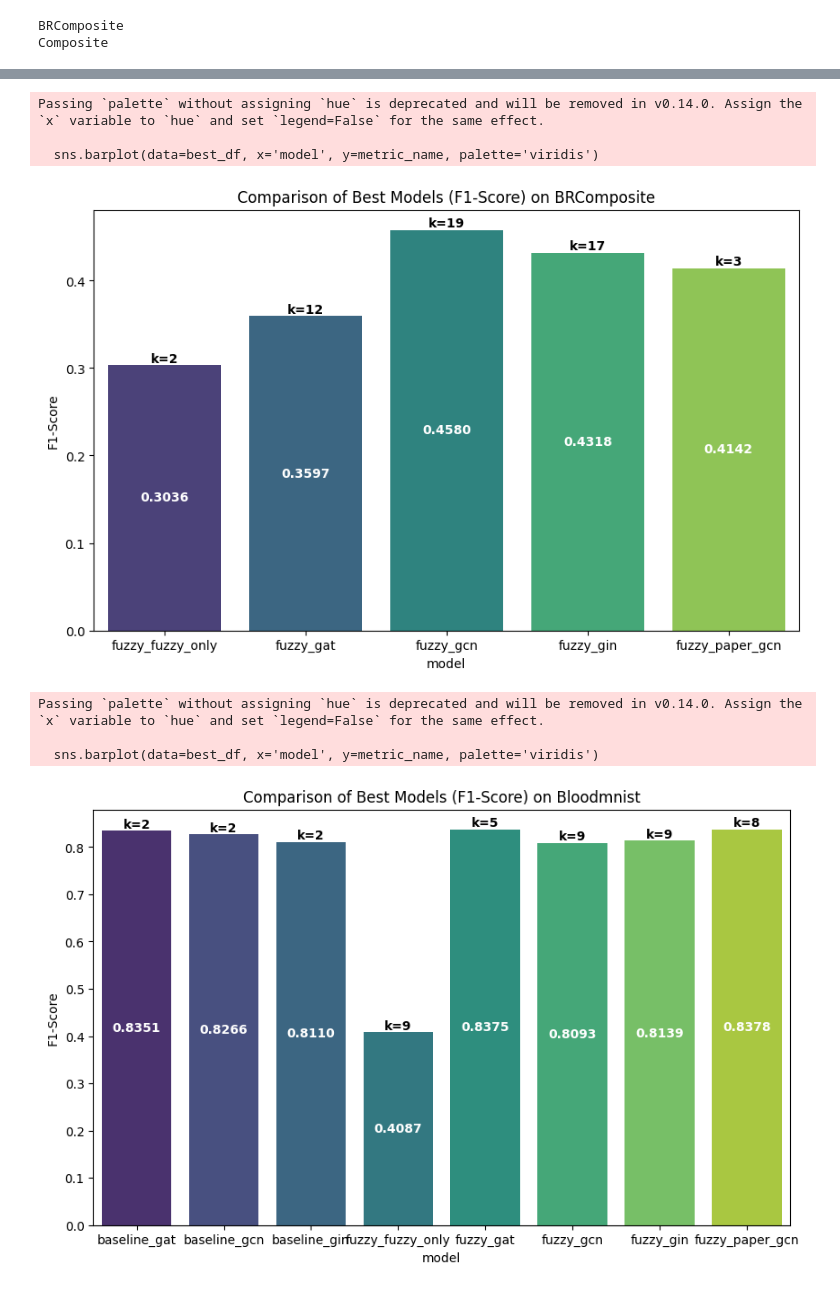
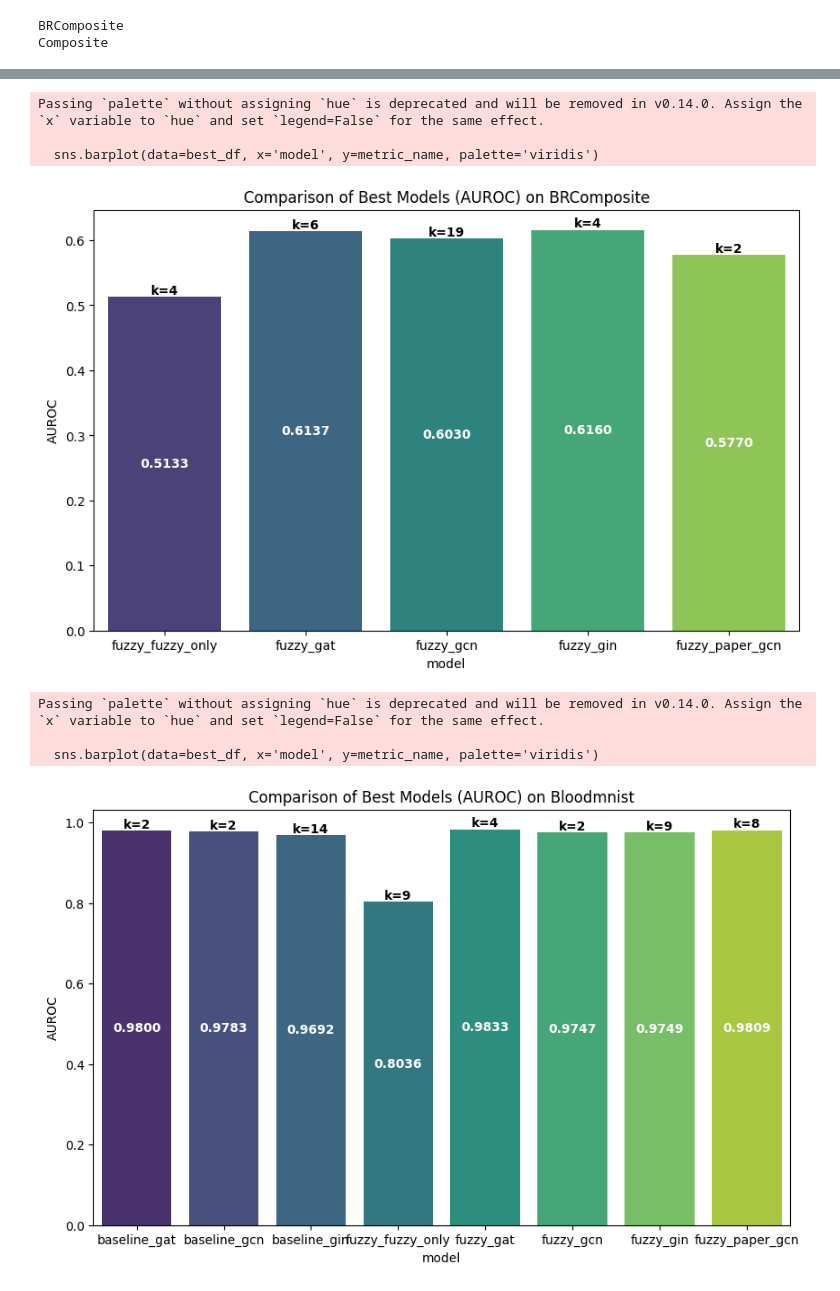
Before and after one commit to Xiaoxuan-Yu-ty/FireGNN, a Jupyter notebook: AD/visulize_metrics.ipynb, the cells around one changed output, grey strips where cells are left out. Saved outputs shown, nothing was run; the diff lists cells and outputs as text; code cells hidden in the pictures.

```diff
--- a/AD/visulize_metrics.ipynb
+++ b/AD/visulize_metrics.ipynb
@@ -44,13 +44,13 @@ def load_metrics(root_dir):
     return df
 # %%
 # 2_classes_label_leakage
-# df_2cls_ll = load_metrics('../results/two_classes/label_leakage/')
+df_2cls_ll = load_metrics('../results/two_classes/label_leakage/')
 # 2_classes_no_label_leakage
 df_2cls_nll = load_metrics('../results/two_classes/no_label_leakage/')
 # 3_classes_label_leakage
-# df_3cls_ll = load_metrics('../results/three_classes/label_leakage/')
+df_3cls_ll = load_metrics('../results/three_classes/label_leakage/')
 # # 3_class_no_label_leakage
-# df_3cls_nll = load_metrics('../results/three_classes/no_label_leakage/')
+df_3cls_nll = load_metrics('../results/three_classes/no_label_leakage/')
 # %%
 df_2cls_nll
 # %% [output]
@@ -231,14 +271,15 @@ Passing `palette` without assigning `hue` is deprecated and will be removed in v
 # %%
-plot_best_models(df_3cls_nll)
+plot_best_models(df_3cls_nll,'AUROC')
+plot_best_models(df_3cls_nll, 'F1-Score')
 # %% [output]
 Passing `palette` without assigning `hue` is deprecated and will be removed in v0.14.0. Assign the `x` variable to `hue` and set `legend=False` for the same effect.
 
   sns.barplot(data=best_df, x='model', y=metric_name, palette='viridis')
-[figure, old version]
+[figure, new version]
 Passing `palette` without assigning `hue` is deprecated and will be removed in v0.14.0. Assign the `x` variable to `hue` and set `legend=False` for the same effect.
 
   sns.barplot(data=best_df, x='model', y=metric_name, palette='viridis')
-[figure, old version]
+[figure, new version]
 Passing `palette` without assigning `hue` is deprecated and will be removed in v0.14.0. Assign the `x` variable to `hue` and set `legend=False` for the same effect.
 
   sns.barplot(data=best_df, x='model', y=metric_name, palette='viridis')
```
Also changed, not shown: parts of 9 cells of this notebook, 1 other file.
